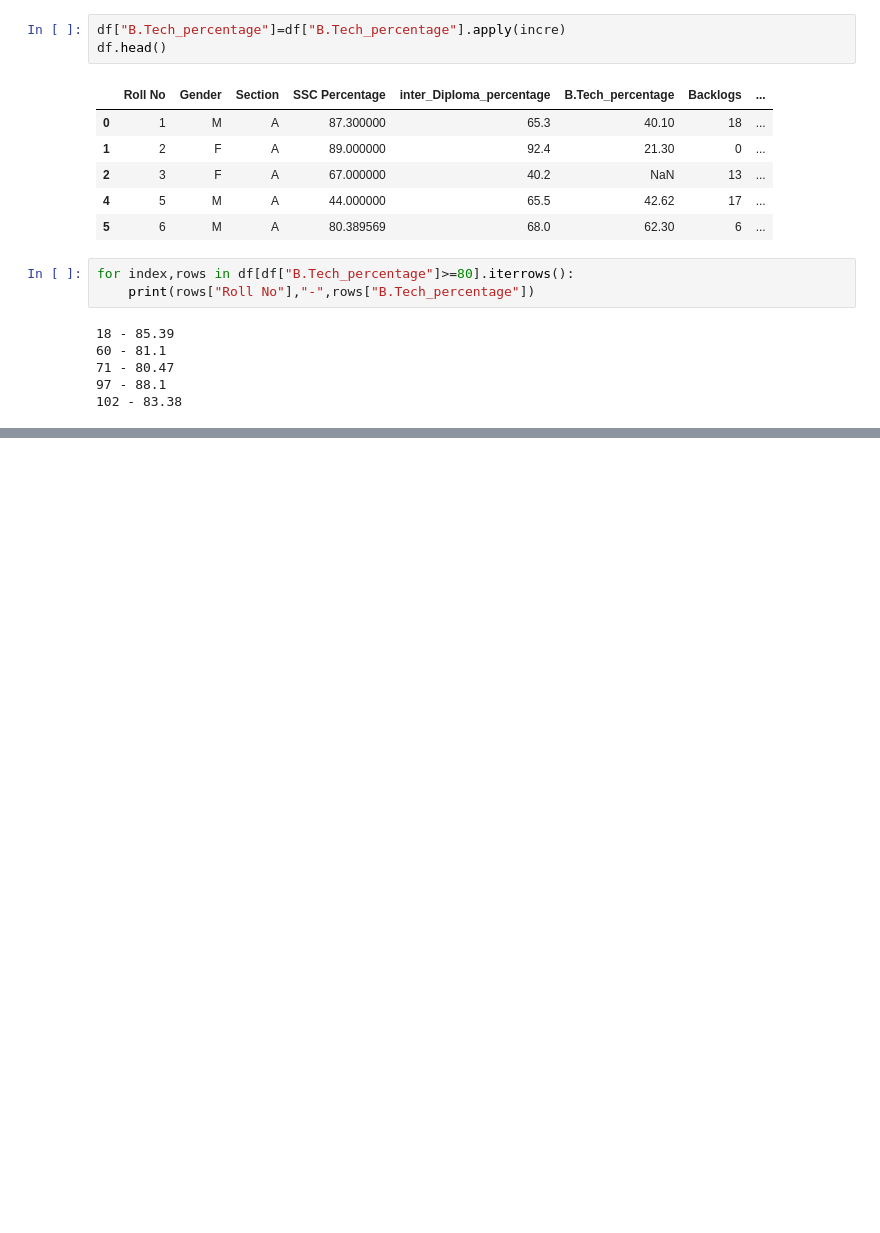
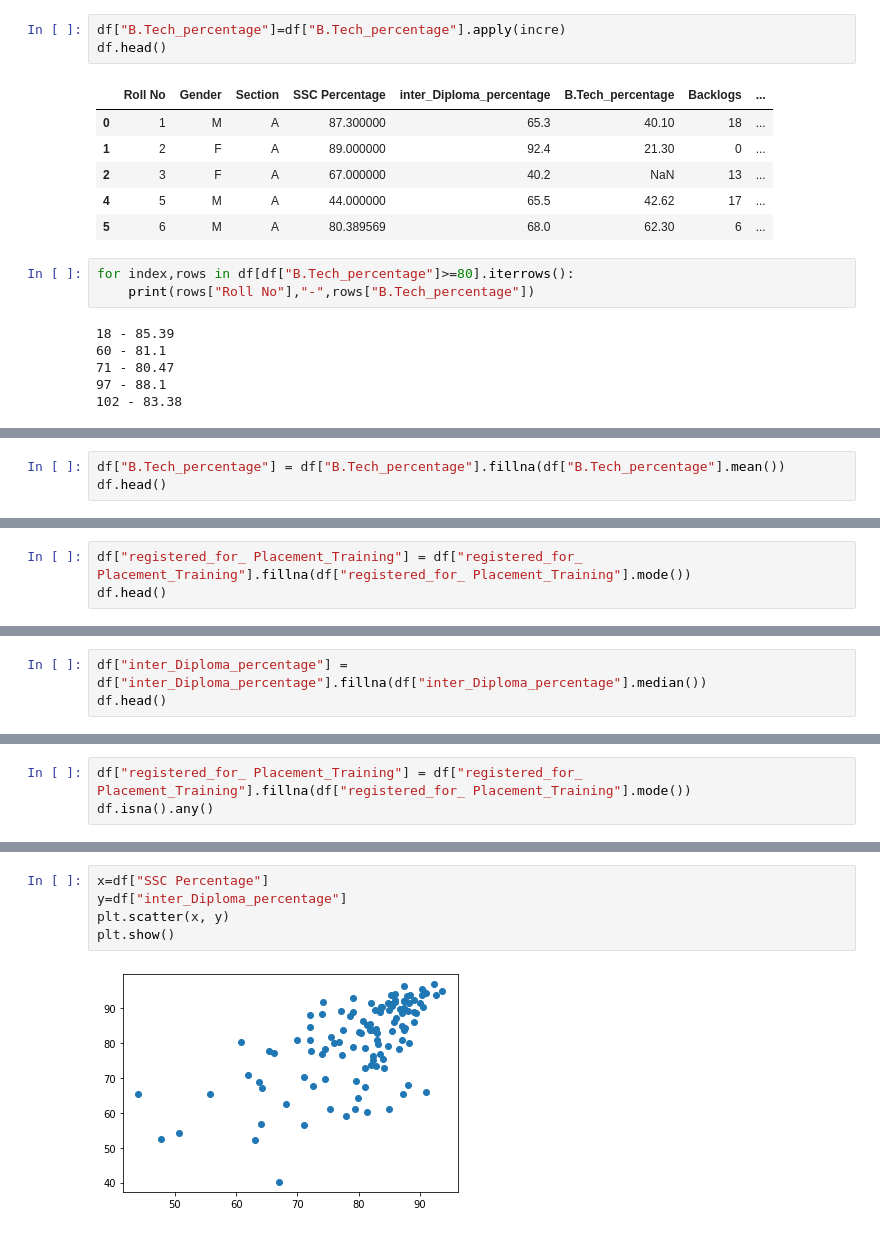
Before and after one commit to vlvsvenkat/DWDM, a Jupyter notebook: Pandas.ipynb, the cells around one changed output, grey strips where cells are left out. Saved outputs shown, nothing was run; the diff lists cells and outputs as text; blank space fills up the shorter version.

```diff
--- a/Pandas.ipynb
+++ b/Pandas.ipynb
@@ -289,0 +306,3 @@ for index,rows in df[df["B.Tech_percentage"]>=80].iterrows():
+# %%
+df["B.Tech_percentage"] = df["B.Tech_percentage"].fillna(df["B.Tech_percentage"].mean())
+df.head()
@@ -289,0 +318,3 @@ for index,rows in df[df["B.Tech_percentage"]>=80].iterrows():
+# %%
+df["registered_for_ Placement_Training"] = df["registered_for_ Placement_Training"].fillna(df["registered_for_ Placement_Training"].mode())
+df.head()
@@ -289,0 +328,3 @@ for index,rows in df[df["B.Tech_percentage"]>=80].iterrows():
+# %%
+df["inter_Diploma_percentage"] = df["inter_Diploma_percentage"].fillna(df["inter_Diploma_percentage"].median())
+df.head()
@@ -289,0 +346,3 @@ for index,rows in df[df["B.Tech_percentage"]>=80].iterrows():
+# %%
+df["registered_for_ Placement_Training"] = df["registered_for_ Placement_Training"].fillna(df["registered_for_ Placement_Training"].mode())
+df.isna().any()
@@ -289,0 +360,7 @@ for index,rows in df[df["B.Tech_percentage"]>=80].iterrows():
+# %%
+x=df["SSC Percentage"]
+y=df["inter_Diploma_percentage"]
+plt.scatter(x, y)
+plt.show()
+# %% [output]
+[figure, added]
```
Also changed, not shown: parts of 17 cells of this notebook.
